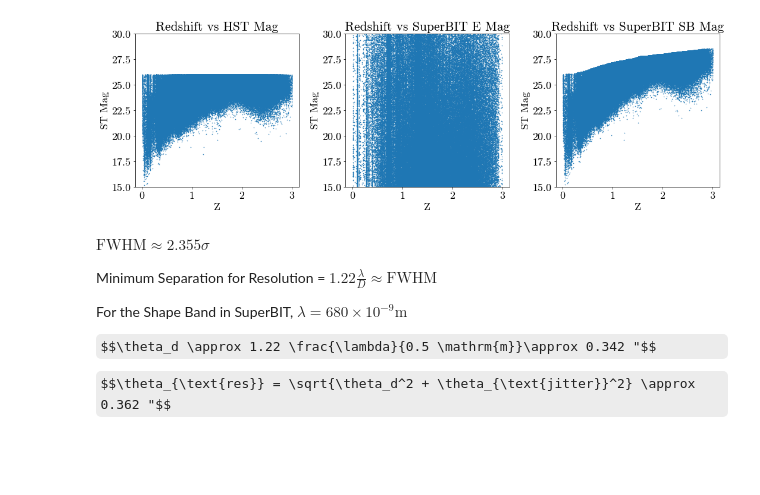
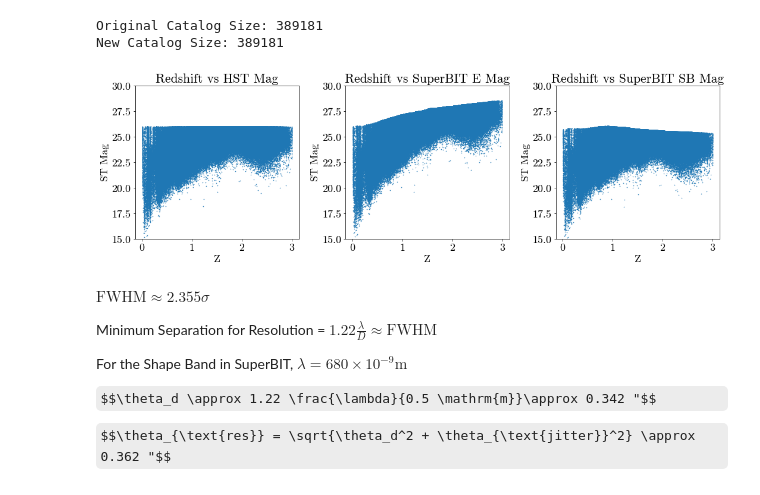
Before and after one commit to veome22/superbit_neff, a Jupyter notebook: neff_superbit.ipynb, the cells around one changed output. Cells and saved outputs as stored; diff of their text form; code cells hidden in the pictures; some formulas as TeX source; blank space fills up the shorter version.

```diff
--- a/neff_superbit.ipynb
+++ b/neff_superbit.ipynb
@@ -12,31 +12,38 @@ mpl.rcParams['axes.unicode_minus'] = False
 DIRECTORY = '/mnt/44868D0F868D02A2/Users/veome/Google Drive/Academics/Senior Thesis/Code/Catalog/'
 # %%
 # cosmos = np.genfromtxt(DIRECTORY+'acs_cosmos1361.gcat_ascii', usecols=range(0,10), invalid_raise=False)
-cosmos = np.genfromtxt('superbit_cosmos1361_shape_mag26.gcat_ascii', usecols=range(0,12), invalid_raise=False)
+cosmos = np.genfromtxt('superbit_cosmos1361_shape_mag26.gcat_ascii', usecols=range(0,13), invalid_raise=False)
+# cosmos = np.genfromtxt('superbit_cosmos1361_u_mag26.gcat_ascii', usecols=range(0,13), invalid_raise=False)
 
-#  Redshift > 0
-cosmos = cosmos[cosmos[:,2]>0] #already in catalog
+print("Original Catalog Size: %i"%cosmos.shape[0])
+
+#  Redshift > 0 Cut
+cosmos = cosmos[cosmos[:,2]>0] #cut is already in generate_catalog.py
+print("New Catalog Size: %i"%cosmos.shape[0])
+# %% [output]
+Original Catalog Size: 389181
+New Catalog Size: 389181
 # %%
 fig, (ax1, ax2, ax3) = plt.subplots(1, 3, figsize=(15,5))
 ax1.scatter(cosmos[:,2], cosmos[:,5], label="HST Mags", s=0.3)
 ax1.set_title('Redshift vs HST Mag')
 ax1.set_ylim([15.0, 30.0])
 
-ax2.scatter(cosmos[:,2], cosmos[:,10], label="SuperBIT E Mags", s=0.3)
+ax2.scatter(cosmos[:,2], cosmos[:,11], label="SuperBIT E Mags", s=0.3)
 ax2.set_title('Redshift vs SuperBIT E Mag')
 ax2.set_ylim([15.0, 30.0])
 
-ax3.scatter(cosmos[:,2], cosmos[:,11], label="SuperBIT SB Mags", s=0.3)
+ax3.scatter(cosmos[:,2], cosmos[:,12], label="SuperBIT SB Mags", s=0.3)
 ax3.set_title('Redshift vs SuperBIT SB Mag')
 ax3.set_ylim([15.0, 30.0])
 
 for ax in (ax1, ax2, ax3):
     ax.set(xlabel='Z', ylabel='ST Mag')
 
 fig.tight_layout()
 # plt.savefig(DIRECTORY+'all_mags.png')
 # %% [output]
-[figure, old version]
+[figure, new version]
 # %% [markdown]
 $ \mathrm{FWHM} \approx 2.355 \sigma $
 
```
Also changed, not shown: parts of 8 cells of this notebook, 1 other file.
